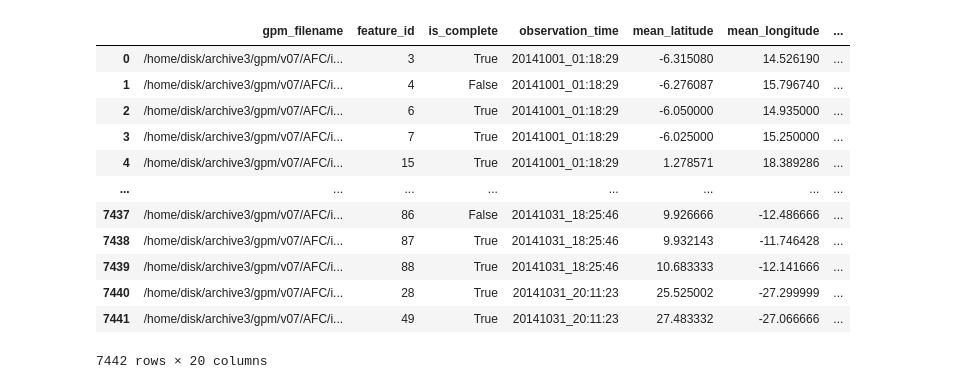
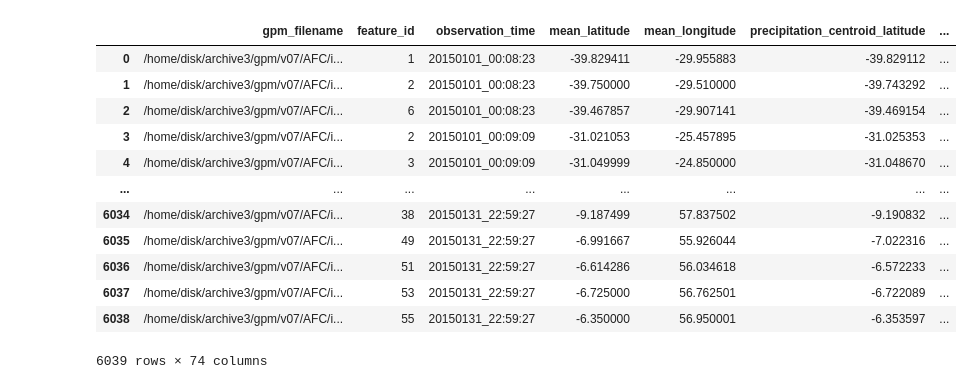
Before and after one commit to pedroanguloumana/UnivWashington_GPM_PrecipitationFeatures, a Jupyter notebook: inspect.ipynb, the cells around one changed output. Drawn from its saved outputs; the diff is of its cells as text; code cells hidden in the pictures.

```diff
--- a/inspect.ipynb
+++ b/inspect.ipynb
@@ -3,18 +21,18 @@ import pandas as pd
 # %%
-f = '/home/disk/tc/pangulo/UW_GPM_Precipitation_Feature_Dataset/AFC/gpm_pf_stats.AFC.2014.10.csv'
+f = '/home/disk/tc/pangulo/gpm_precipitation_feature_database/AFC/gpm_pf_stats.AFC.2015.01.csv'
 df = pd.read_csv(f)
 df
 # %% [output]
-|  | gpm_filename | feature_id | is_complete | observation_time | mean_latitude | mean_longitude | ... |
-| 0 | /home/disk/archive3/gpm/v07/AFC/i... | 3 | True | 20141001_01:18:29 | -6.315080 | 14.526190 | ... |
-| 1 | /home/disk/archive3/gpm/v07/AFC/i... | 4 | False | 20141001_01:18:29 | -6.276087 | 15.796740 | ... |
-| 2 | /home/disk/archive3/gpm/v07/AFC/i... | 6 | True | 20141001_01:18:29 | -6.050000 | 14.935000 | ... |
-| 3 | /home/disk/archive3/gpm/v07/AFC/i... | 7 | True | 20141001_01:18:29 | -6.025000 | 15.250000 | ... |
-| 4 | /home/disk/archive3/gpm/v07/AFC/i... | 15 | True | 20141001_01:18:29 | 1.278571 | 18.389286 | ... |
+|  | gpm_filename | feature_id | observation_time | mean_latitude | mean_longitude | precipitation_centroid_latitude | ... |
+| 0 | /home/disk/archive3/gpm/v07/AFC/i... | 1 | 20150101_00:08:23 | -39.829411 | -29.955883 | -39.829112 | ... |
+| 1 | /home/disk/archive3/gpm/v07/AFC/i... | 2 | 20150101_00:08:23 | -39.750000 | -29.510000 | -39.743292 | ... |
+| 2 | /home/disk/archive3/gpm/v07/AFC/i... | 6 | 20150101_00:08:23 | -39.467857 | -29.907141 | -39.469154 | ... |
+| 3 | /home/disk/archive3/gpm/v07/AFC/i... | 2 | 20150101_00:09:09 | -31.021053 | -25.457895 | -31.025353 | ... |
+| 4 | /home/disk/archive3/gpm/v07/AFC/i... | 3 | 20150101_00:09:09 | -31.049999 | -24.850000 | -31.048670 | ... |
 | ... | ... | ... | ... | ... | ... | ... | ... |
-| 7437 | /home/disk/archive3/gpm/v07/AFC/i... | 86 | False | 20141031_18:25:46 | 9.926666 | -12.486666 | ... |
-| 7438 | /home/disk/archive3/gpm/v07/AFC/i... | 87 | True | 20141031_18:25:46 | 9.932143 | -11.746428 | ... |
-| 7439 | /home/disk/archive3/gpm/v07/AFC/i... | 88 | True | 20141031_18:25:46 | 10.683333 | -12.141666 | ... |
-| 7440 | /home/disk/archive3/gpm/v07/AFC/i... | 28 | True | 20141031_20:11:23 | 25.525002 | -27.299999 | ... |
-| 7441 | /home/disk/archive3/gpm/v07/AFC/i... | 49 | True | 20141031_20:11:23 | 27.483332 | -27.066666 | ... |
+| 6034 | /home/disk/archive3/gpm/v07/AFC/i... | 38 | 20150131_22:59:27 | -9.187499 | 57.837502 | -9.190832 | ... |
+| 6035 | /home/disk/archive3/gpm/v07/AFC/i... | 49 | 20150131_22:59:27 | -6.991667 | 55.926044 | -7.022316 | ... |
+| 6036 | /home/disk/archive3/gpm/v07/AFC/i... | 51 | 20150131_22:59:27 | -6.614286 | 56.034618 | -6.572233 | ... |
+| 6037 | /home/disk/archive3/gpm/v07/AFC/i... | 53 | 20150131_22:59:27 | -6.725000 | 56.762501 | -6.722089 | ... |
+| 6038 | /home/disk/archive3/gpm/v07/AFC/i... | 55 | 20150131_22:59:27 | -6.350000 | 56.950001 | -6.353597 | ... |
-7442 rows × 20 columns
+6039 rows × 74 columns
```
Also changed, not shown: parts of 2 cells of this notebook, 49 other files.
